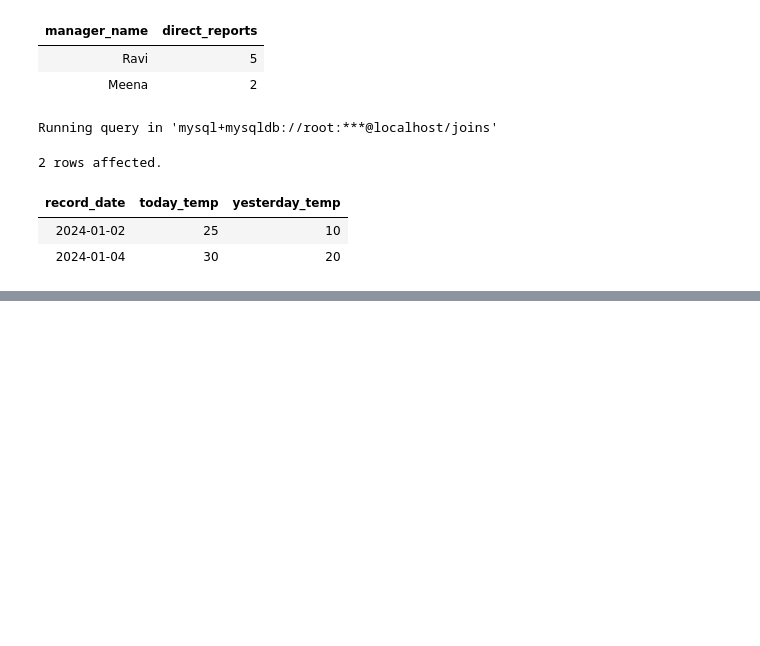
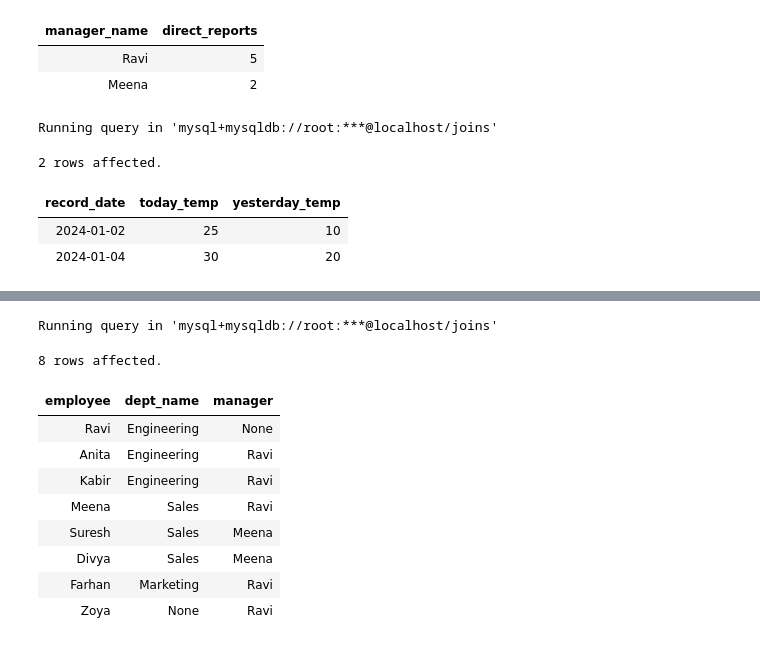
Before and after one commit to TheRajveerSingh/SQL-Journey-Basic-to-Advance, a Jupyter notebook: SQL-practice/MySQL/07_JOINSnotebook.ipynb, the cells around one changed output, grey strips where cells are left out. Cells and saved outputs as stored; diff of their text form; code cells hidden in the pictures; blank space fills up the shorter version.

```diff
--- a/SQL-practice/MySQL/07_JOINSnotebook.ipynb
+++ b/SQL-practice/MySQL/07_JOINSnotebook.ipynb
@@ -614,0 +661,19 @@ Running query in 'mysql+mysqldb://root:***@localhost/joins'
+# %%
+%%sql
+# Q19: Display every employee, their department (if any), and their manager's name (if any) all in one row
+# Use two LEFT JOINs together (multi-table join): first LEFT JOIN to Departments, then a self-join LEFT JOIN to Employees again for the manager
+SELECT e.name AS employee, d.dept_name, m.name AS manager FROM Employees e
+LEFT JOIN Departments d ON e.dept_id = d.dept_id
+LEFT JOIN Employees m ON e.manager_id = m.emp_id;
+# %% [output]
+Running query in 'mysql+mysqldb://root:***@localhost/joins'
+8 rows affected.
+| employee | dept_name | manager |
+| Ravi | Engineering | None |
+| Anita | Engineering | Ravi |
+| Kabir | Engineering | Ravi |
+| Meena | Sales | Ravi |
+| Suresh | Sales | Meena |
+| Divya | Sales | Meena |
+| Farhan | Marketing | Ravi |
+| Zoya | None | Ravi |
```
Also changed, not shown: parts of 6 cells of this notebook.
